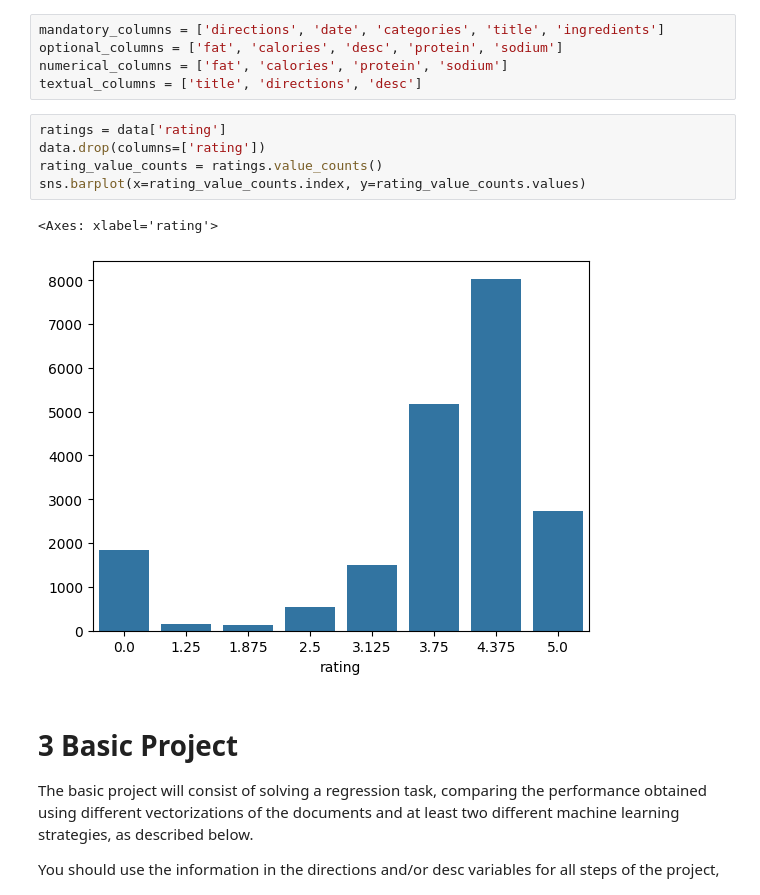
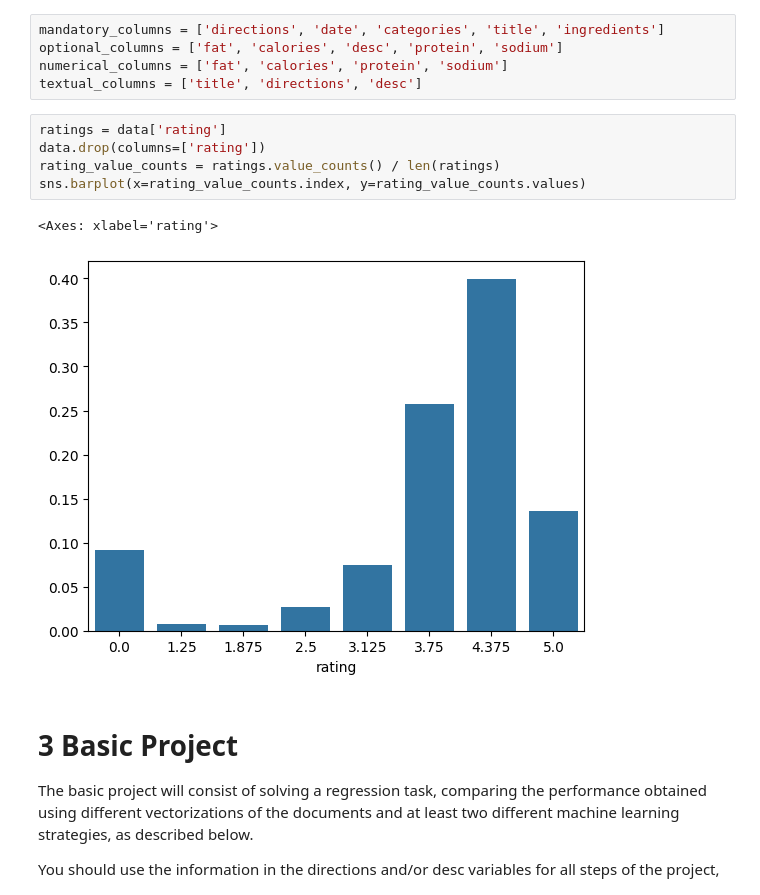
Before and after one commit to BenediktMehl/DataProcessingFinalProject, a Jupyter notebook: processing.ipynb, the cells around one changed output. Saved outputs shown, nothing was run; the diff lists cells and outputs as text.

```diff
--- a/processing.ipynb
+++ b/processing.ipynb
@@ -53,11 +52,11 @@ textual_columns = ['title', 'directions', 'desc']
 # %%
 ratings = data['rating']
 data.drop(columns=['rating'])
-rating_value_counts = ratings.value_counts()
+rating_value_counts = ratings.value_counts() / len(ratings)
 sns.barplot(x=rating_value_counts.index, y=rating_value_counts.values)
 # %% [output]
 <Axes: xlabel='rating'>
-[figure, old version]
+[figure, new version]
 # %% [markdown]
 # 3 Basic Project
 The basic project will consist of solving a regression task, comparing the performance obtained using different vectorizations of the documents and at least two different machine learning strategies, as described below.
```
Also changed, not shown: parts of 13 cells of this notebook, 1 other file.
